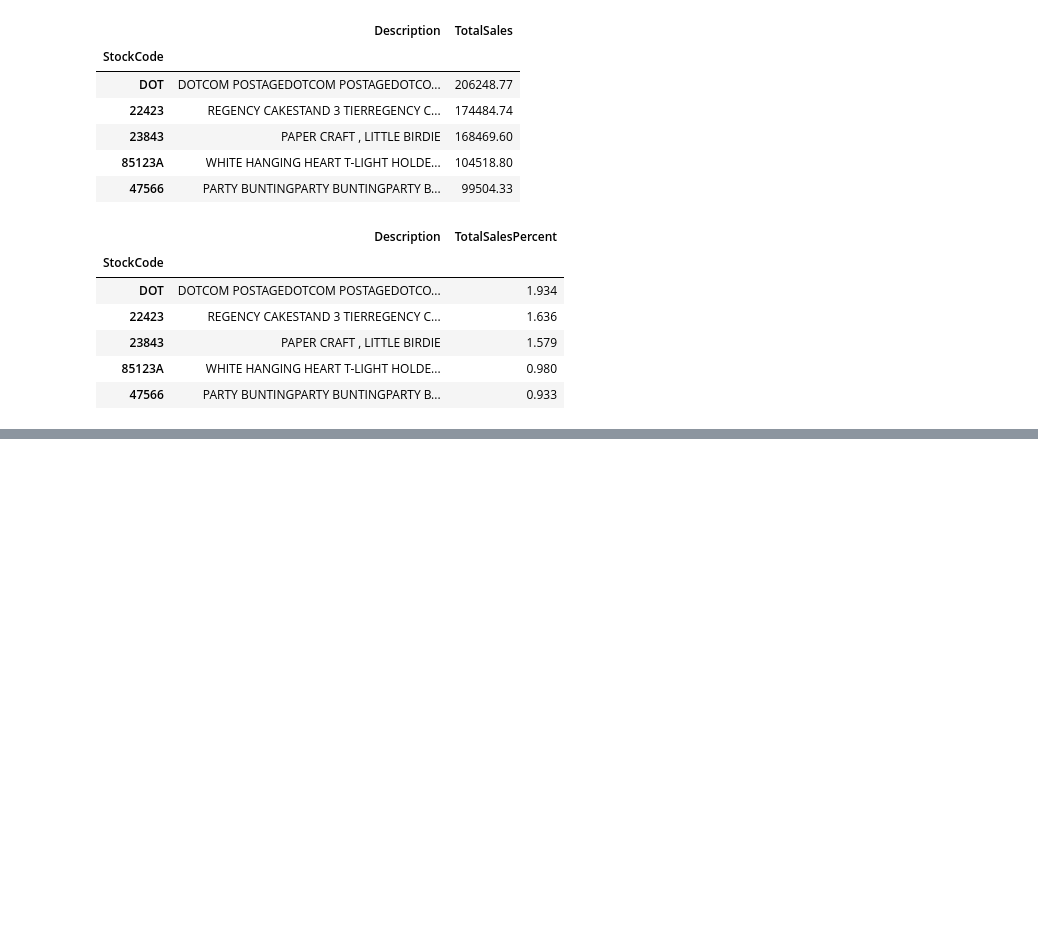
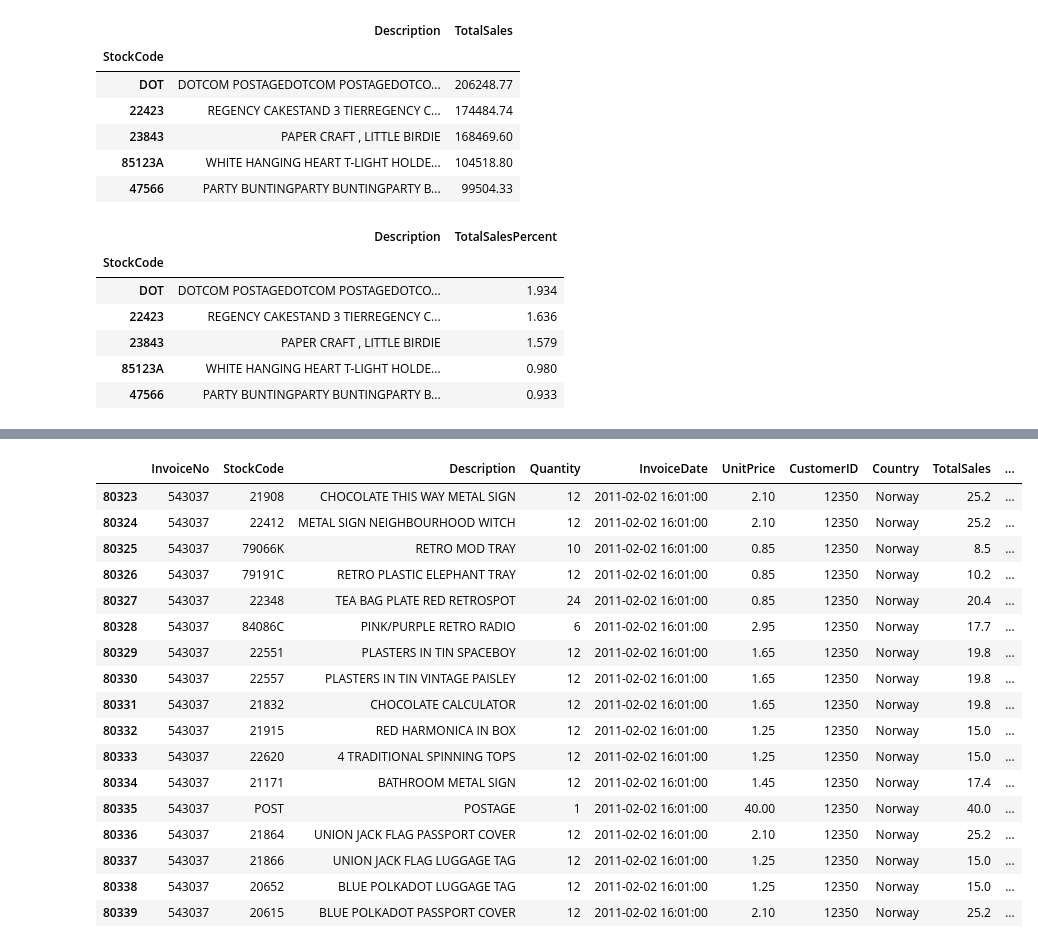
Before and after one commit to AnaghMiglani/Online-Retail-EDA, a Jupyter notebook: Online_Retail_EDA.ipynb, the cells around one changed output, grey strips where cells are left out. Drawn from its saved outputs; the diff is of its cells as text; code cells hidden in the pictures; blank space fills up the shorter version.

```diff
--- a/Online_Retail_EDA.ipynb
+++ b/Online_Retail_EDA.ipynb
@@ -403,0 +459,21 @@ product_sales_percent.head()
+# %%
+df2[df2["CustomerID"]==12350]
+# %% [output]
+|  | InvoiceNo | StockCode | Description | Quantity | InvoiceDate | UnitPrice | CustomerID | Country | TotalSales | ... |
+| 80323 | 543037 | 21908 | CHOCOLATE THIS WAY METAL SIGN | 12 | 2011-02-02 16:01:00 | 2.10 | 12350 | Norway | 25.2 | ... |
+| 80324 | 543037 | 22412 | METAL SIGN NEIGHBOURHOOD WITCH | 12 | 2011-02-02 16:01:00 | 2.10 | 12350 | Norway | 25.2 | ... |
+| 80325 | 543037 | 79066K | RETRO MOD TRAY | 10 | 2011-02-02 16:01:00 | 0.85 | 12350 | Norway | 8.5 | ... |
+| 80326 | 543037 | 79191C | RETRO PLASTIC ELEPHANT TRAY | 12 | 2011-02-02 16:01:00 | 0.85 | 12350 | Norway | 10.2 | ... |
+| 80327 | 543037 | 22348 | TEA BAG PLATE RED RETROSPOT | 24 | 2011-02-02 16:01:00 | 0.85 | 12350 | Norway | 20.4 | ... |
+| 80328 | 543037 | 84086C | PINK/PURPLE RETRO RADIO | 6 | 2011-02-02 16:01:00 | 2.95 | 12350 | Norway | 17.7 | ... |
+| 80329 | 543037 | 22551 | PLASTERS IN TIN SPACEBOY | 12 | 2011-02-02 16:01:00 | 1.65 | 12350 | Norway | 19.8 | ... |
+| 80330 | 543037 | 22557 | PLASTERS IN TIN VINTAGE PAISLEY | 12 | 2011-02-02 16:01:00 | 1.65 | 12350 | Norway | 19.8 | ... |
+| 80331 | 543037 | 21832 | CHOCOLATE CALCULATOR | 12 | 2011-02-02 16:01:00 | 1.65 | 12350 | Norway | 19.8 | ... |
+| 80332 | 543037 | 21915 | RED HARMONICA IN BOX | 12 | 2011-02-02 16:01:00 | 1.25 | 12350 | Norway | 15.0 | ... |
+| 80333 | 543037 | 22620 | 4 TRADITIONAL SPINNING TOPS | 12 | 2011-02-02 16:01:00 | 1.25 | 12350 | Norway | 15.0 | ... |
+| 80334 | 543037 | 21171 | BATHROOM METAL SIGN | 12 | 2011-02-02 16:01:00 | 1.45 | 12350 | Norway | 17.4 | ... |
+| 80335 | 543037 | POST | POSTAGE | 1 | 2011-02-02 16:01:00 | 40.00 | 12350 | Norway | 40.0 | ... |
+| 80336 | 543037 | 21864 | UNION JACK FLAG PASSPORT COVER | 12 | 2011-02-02 16:01:00 | 2.10 | 12350 | Norway | 25.2 | ... |
+| 80337 | 543037 | 21866 | UNION JACK FLAG LUGGAGE TAG | 12 | 2011-02-02 16:01:00 | 1.25 | 12350 | Norway | 15.0 | ... |
+| 80338 | 543037 | 20652 | BLUE POLKADOT LUGGAGE TAG | 12 | 2011-02-02 16:01:00 | 1.25 | 12350 | Norway | 15.0 | ... |
+| 80339 | 543037 | 20615 | BLUE POLKADOT PASSPORT COVER | 12 | 2011-02-02 16:01:00 | 2.10 | 12350 | Norway | 25.2 | ... |
```
Also changed, not shown: parts of 21 cells of this notebook.
